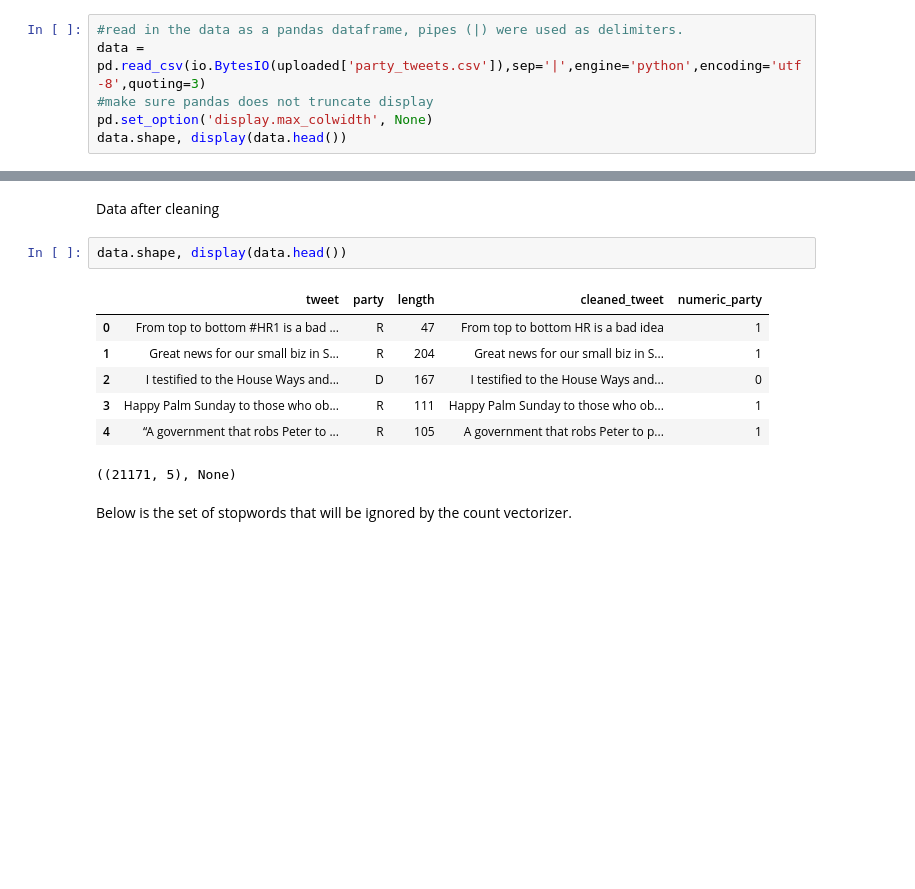
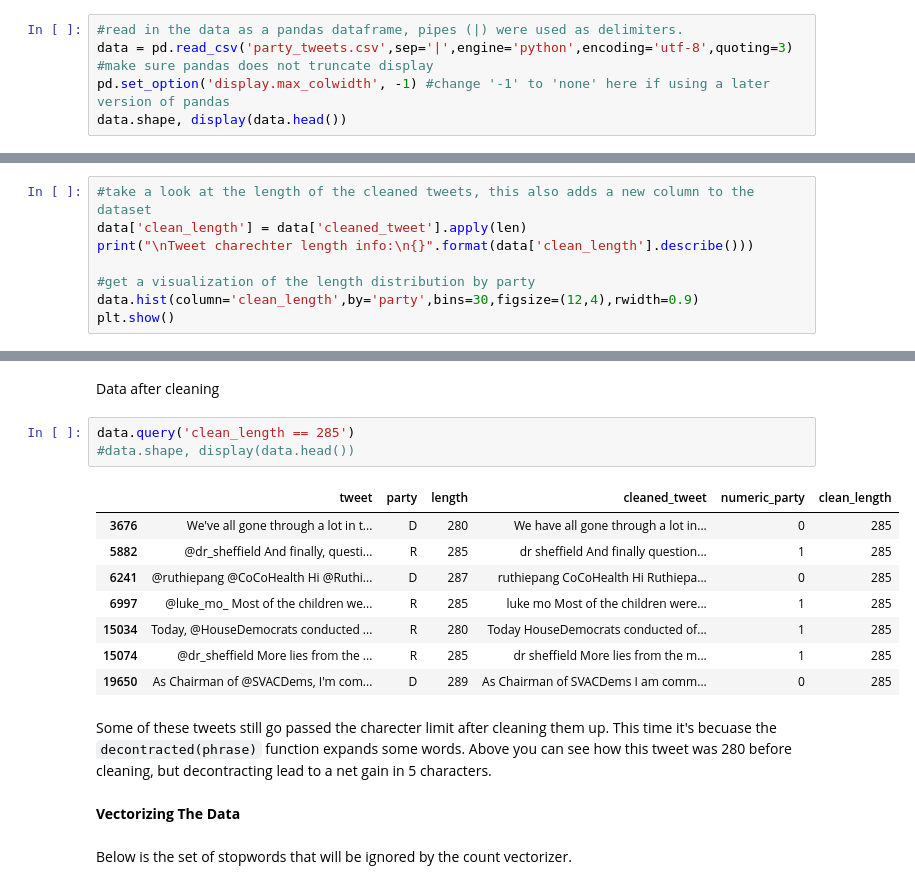
Before and after one commit to GeorgeIIT/cs481project, a Jupyter notebook: cs481Project.ipynb, the cells around one changed output, grey strips where cells are left out. Saved outputs shown, nothing was run; the diff lists cells and outputs as text; blank space fills up the shorter version.

```diff
--- a/cs481Project.ipynb
+++ b/cs481Project.ipynb
@@ -58,6 +51,6 @@ uploaded = files.upload()
 # %%
 #read in the data as a pandas dataframe, pipes (|) were used as delimiters.
-data = pd.read_csv(io.BytesIO(uploaded['party_tweets.csv']),sep='|',engine='python',encoding='utf-8',quoting=3)
+data = pd.read_csv('party_tweets.csv',sep='|',engine='python',encoding='utf-8',quoting=3)
 #make sure pandas does not truncate display
-pd.set_option('display.max_colwidth', None)
+pd.set_option('display.max_colwidth', -1) #change '-1' to 'none' here if using a later version of pandas
 data.shape, display(data.head())
@@ -180,3 +188,11 @@ def convert_party_to_number(df):
 # %%
 data['cleaned_tweet'] = clean_text(data)
 data['numeric_party'] = convert_party_to_number(data)
+# %%
+#take a look at the length of the cleaned tweets, this also adds a new column to the dataset
+data['clean_length'] = data['cleaned_tweet'].apply(len)
+print("\nTweet charechter length info:\n{}".format(data['clean_length'].describe()))
+
+#get a visualization of the length distribution by party
+data.hist(column='clean_length',by='party',bins=30,figsize=(12,4),rwidth=0.9)
+plt.show()
@@ -183,15 +211,21 @@ data['numeric_party'] = convert_party_to_number(data)
 # %% [markdown]
 Data after cleaning
 # %%
-data.shape, display(data.head())
+data.query('clean_length == 285')
+#data.shape, display(data.head())
 # %% [output]
-|  | tweet | party | length | cleaned_tweet | numeric_party |
-| 0 | From top to bottom #HR1 is a bad ... | R | 47 | From top to bottom HR is a bad idea | 1 |
-| 1 | Great news for our small biz in S... | R | 204 | Great news for our small biz in S... | 1 |
-| 2 | I testified to the House Ways and... | D | 167 | I testified to the House Ways and... | 0 |
-| 3 | Happy Palm Sunday to those who ob... | R | 111 | Happy Palm Sunday to those who ob... | 1 |
-| 4 | “A government that robs Peter to ... | R | 105 | A government that robs Peter to p... | 1 |
+|  | tweet | party | length | cleaned_tweet | numeric_party | clean_length |
+| 3676 | We've all gone through a lot in t... | D | 280 | We have all gone through a lot in... | 0 | 285 |
+| 5882 | @dr_sheffield And finally, questi... | R | 285 | dr sheffield And finally question... | 1 | 285 |
+| 6241 | @ruthiepang @CoCoHealth Hi @Ruthi... | D | 287 | ruthiepang CoCoHealth Hi Ruthiepa... | 0 | 285 |
+| 6997 | @luke_mo_ Most of the children we... | R | 285 | luke mo Most of the children were... | 1 | 285 |
+| 15034 | Today, @HouseDemocrats conducted ... | R | 280 | Today HouseDemocrats conducted of... | 1 | 285 |
+| 15074 | @dr_sheffield More lies from the ... | R | 285 | dr sheffield More lies from the m... | 1 | 285 |
+| 19650 | As Chairman of @SVACDems, I'm com... | D | 289 | As Chairman of SVACDems I am comm... | 0 | 285 |
-((21171, 5), None)
+# %% [markdown]
+Some of these tweets still go passed the charecter limit after cleaning them up. This time it's becuase the ``decontracted(phrase)`` function expands some words. Above you can see how this tweet was 280 before cleaning, but decontracting lead to a net gain in 5 characters.
+# %% [markdown]
+**Vectorizing The Data**
 # %% [markdown]
 Below is the set of stopwords that will be ignored by the count vectorizer.
 # %%
```
Also changed, not shown: parts of 23 cells of this notebook, 2 other files.
